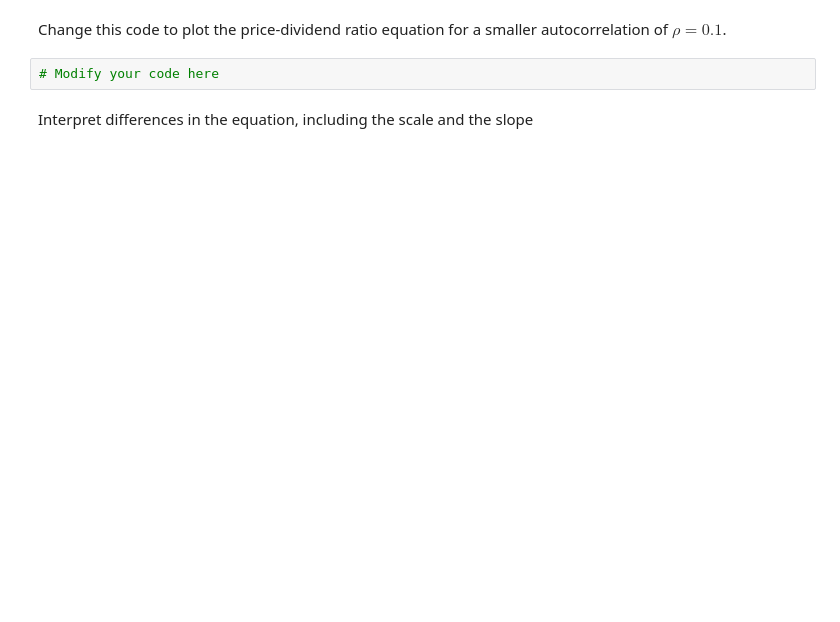
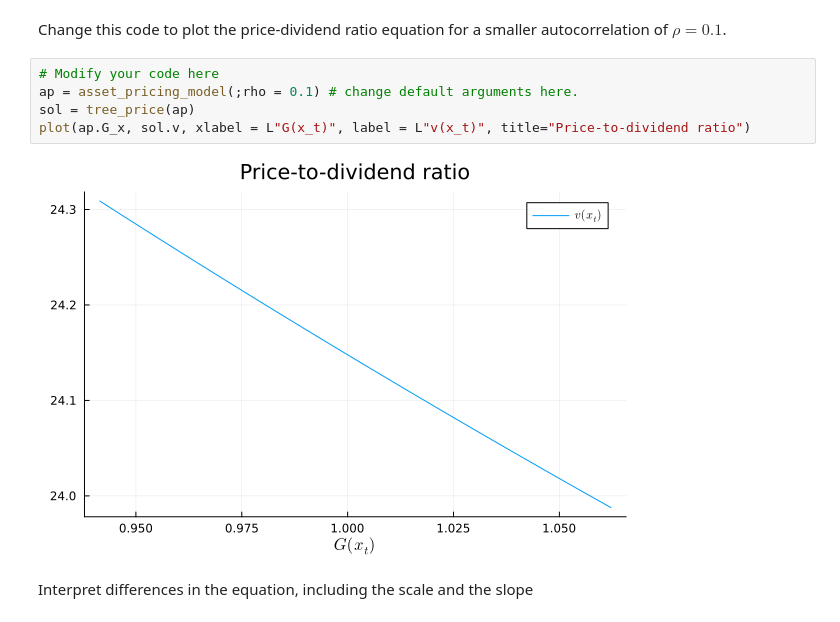
Before and after one commit to theqquach/ECON408, a Jupyter notebook: problem_sets/problem_set_5.ipynb, the cells around one changed output. Saved outputs shown, nothing was run; the diff lists cells and outputs as text; blank space fills up the shorter version.

```diff
--- a/problem_sets/problem_set_5.ipynb
+++ b/problem_sets/problem_set_5.ipynb
@@ -124,6 +125,11 @@ Change this code to plot the price-dividend ratio equation for a smaller
 autocorrelation of $\rho = 0.1$.
 # %%
 # Modify your code here
+ap = asset_pricing_model(;rho = 0.1) # change default arguments here.
+sol = tree_price(ap)
+plot(ap.G_x, sol.v, xlabel = L"G(x_t)", label = L"v(x_t)", title="Price-to-dividend ratio")
+# %% [output]
+[figure, added]
 # %% [markdown]
 Interpret differences in the equation, including the scale and the slope
 # %% [markdown]
```
Also changed, not shown: parts of 7 cells of this notebook, 1 other file.
